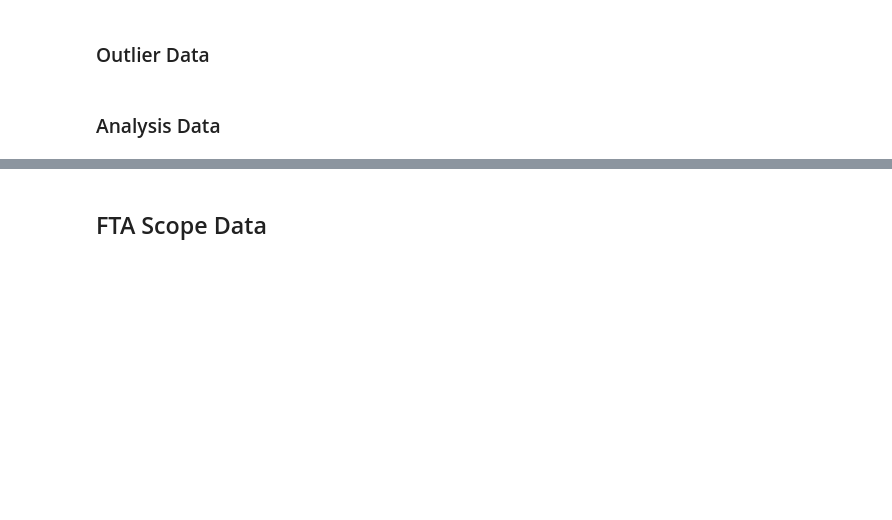
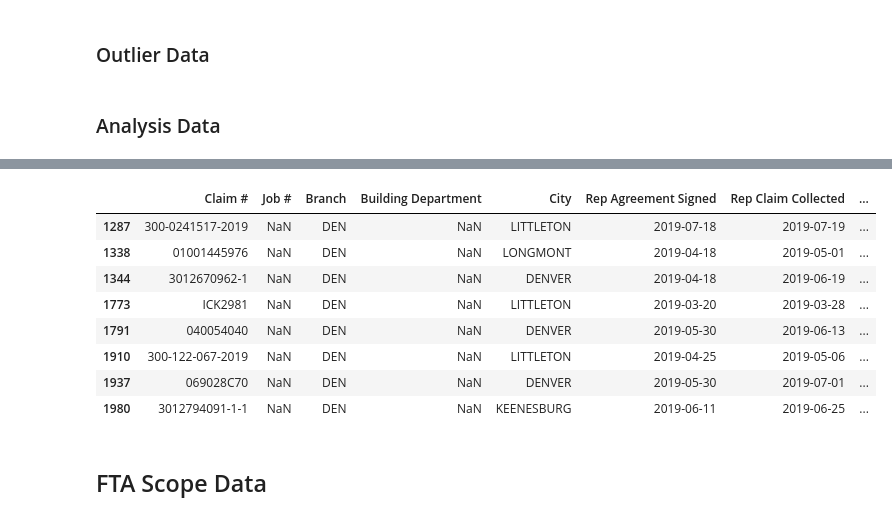
Before and after one commit to ChrisBen191/workflow_project, a Jupyter notebook: data_exporation.ipynb, the cells around one changed output, grey strips where cells are left out. Drawn from its saved outputs; the diff is of its cells as text; code cells hidden in the pictures; blank space fills up the shorter version.

```diff
--- a/data_exporation.ipynb
+++ b/data_exporation.ipynb
@@ -14,10 +18,4 @@ import numpy as np
 # %%
-# # this allows the 'data_prep' file to be ran before this file tries to bring in those datasets
-# os.system("python data_prep.py")
-
-# this is from the datasets with non-corrected 'gm r4f' dates
-# os.system("python data_prep_without_corrections.py")
-
 # imports the 'project table' data
 project_table_data = "./data/cleaned_data/project_table.csv"
 project_table_df = pd.read_csv(
@@ -39,7 +37,11 @@ project_table_df = pd.read_csv(
 
 # imports the 'project information' data
 project_info_data = "./data/cleaned_data/project_info_table.csv"
-project_info_df = pd.read_csv(project_info_data, dtype=str)
+project_info_df = pd.read_csv(project_info_data, dtype={
+    'Claim #':str, 'Job #':str, 'Branch':str, 'City':str, 'Building Department':str,
+    'Permit Req?':str, 'Supplier Name':str, 'Crew':str, 'Insurance Company':str,
+    'Multi-rejected':str, 'Scope Rejections':str, 'Change Orders':str,'Labor Adjustments':str,
+    'Sup':str, 'Rep':str, 'FTA':str, 'BC':str, 'OB':str, 'GM':str})
 
 # imports 'workflow table' data
 workflow_table_data = "./data/cleaned_data/workflow_table.csv"
@@ -211,7 +120,7 @@ Outlier Records: 244
 # %%
 # information to be combined with the rep data from 'project_table_df'
 rep_claim_project_analysis_df = project_table_df[['Claim #', 'Job #','Claim Status','Rep Agreement Signed',
-                                                  'Rep Claim Collected']]
+                                                  'Rep Claim Collected', 'FTA Scope Completed']]
 
 # information to be combined with the rep data from 'project_info_df'
 rep_claim_info_analysis_df = project_info_df[['Claim #', 'Job #', 'Branch',
@@ -228,7 +137,6 @@ rep_claim_analysis_df = rep_claim_project_analysis_df.merge(
 
 # organizing the df
 rep_claim_analysis_df = rep_claim_analysis_df[['Claim #','Job #','Branch',
-                                               'Building Department','City','Rep Agreement Signed',
-                                               'Rep Claim Collected','Rep Collecting Claim','Claim Status']]
-
-rep_claim_analysis_df.head()
+                                               'Building Department','City',
+                                               'Rep Agreement Signed','Rep Claim Collected',
+                                               'Rep Collecting Claim','FTA Scope Completed','Claim Status']]
@@ -242,3 +235,33 @@ rep_claim_analysis_df.head()
+# %%
+# separating the df into 'DEN'es according to the ''DEN'es' list
+branch_rep_claim_analysis = rep_claim_analysis_df.loc[rep_claim_analysis_df['Branch'] == 'DEN', :]
+
+# determining how many claim #s have been collected, 'dead' or not
+rep_claim_collected_count = branch_rep_claim_analysis['Rep Claim Collected'].count()
+
+# determining the average amount of days to collect claim, 'dead' or not
+rep_claim_collected_avg_days = round(branch_rep_claim_analysis['Rep Collecting Claim'].mean(), 2)
+
+# determing the count of 'dead' jobs per 'DEN'
+
+rep_claims_dead_analysis = branch_rep_claim_analysis.loc[(branch_rep_claim_analysis['Claim Status'] == 'Dead' ) & (branch_rep_claim_analysis['FTA Scope Completed'].isnull() == True), : ]
+
+# rep_claims_dead_analysis = (branch_rep_claim_analysis.loc[(branch_rep_claim_analysis['Claim Status'] == 'Dead') &
+#                                                           (branch_rep_claim_analysis['FTA Scope Completed'].isnull()) == True), :])
+
+# rep_claim_dead_count = rep_claims_dead_analysis['Claim Status'].count()
+
+rep_claims_dead_analysis.head(50)
+# %% [output]
+|  | Claim # | Job # | Branch | Building Department | City | Rep Agreement Signed | Rep Claim Collected | ... |
+| 1287 | 300-0241517-2019 | NaN | DEN | NaN | LITTLETON | 2019-07-18 | 2019-07-19 | ... |
+| 1338 | 01001445976 | NaN | DEN | NaN | LONGMONT | 2019-04-18 | 2019-05-01 | ... |
+| 1344 | 3012670962-1 | NaN | DEN | NaN | DENVER | 2019-04-18 | 2019-06-19 | ... |
+| 1773 | ICK2981 | NaN | DEN | NaN | LITTLETON | 2019-03-20 | 2019-03-28 | ... |
+| 1791 | 040054040 | NaN | DEN | NaN | DENVER | 2019-05-30 | 2019-06-13 | ... |
+| 1910 | 300-122-067-2019 | NaN | DEN | NaN | LITTLETON | 2019-04-25 | 2019-05-06 | ... |
+| 1937 | 069028C70 | NaN | DEN | NaN | DENVER | 2019-05-30 | 2019-07-01 | ... |
+| 1980 | 3012794091-1-1 | NaN | DEN | NaN | KEENESBURG | 2019-06-11 | 2019-06-25 | ... |
 # %% [markdown]
 ## FTA Scope Data
 # %%
```
Also changed, not shown: parts of 18 cells of this notebook, 2 other files.
